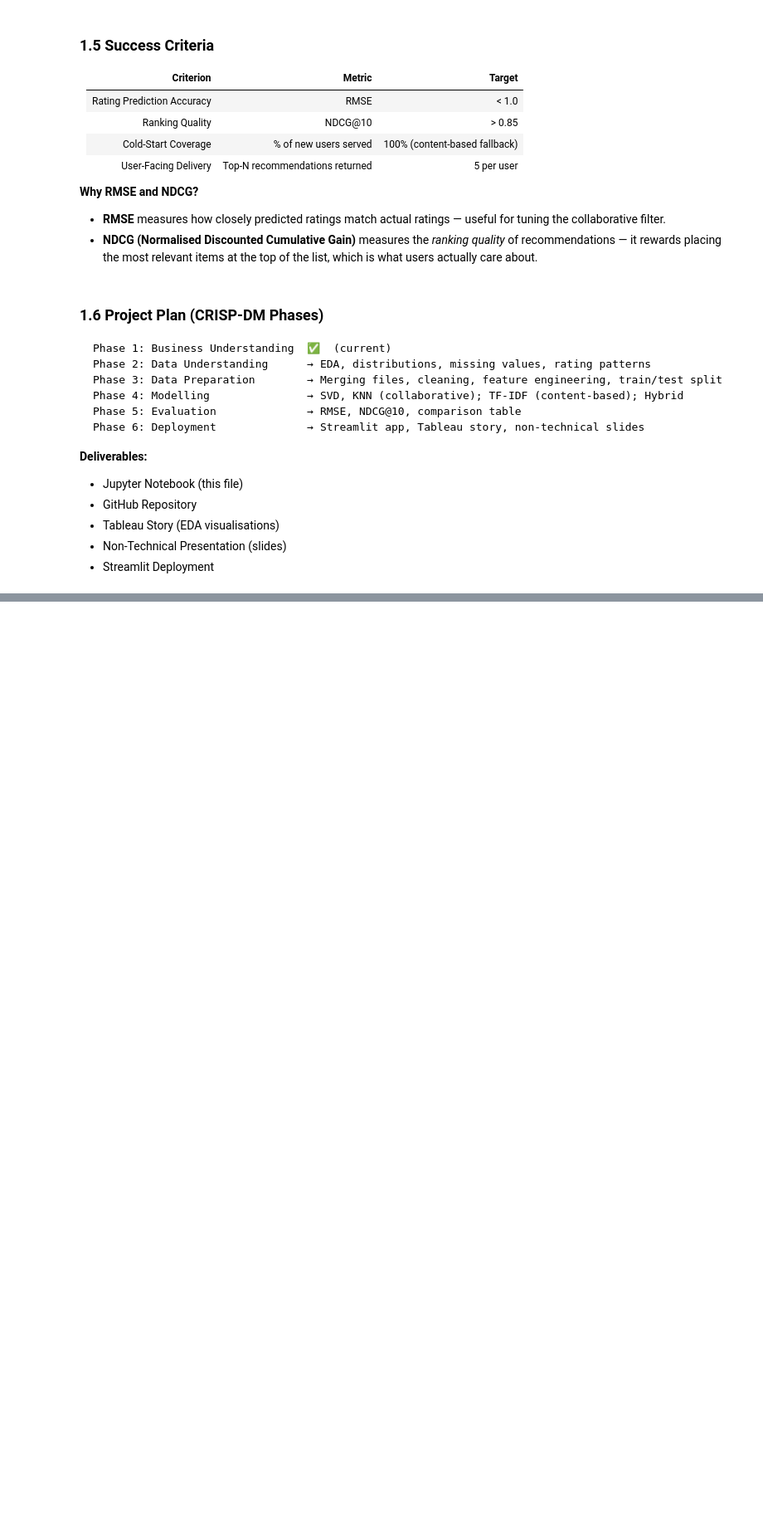
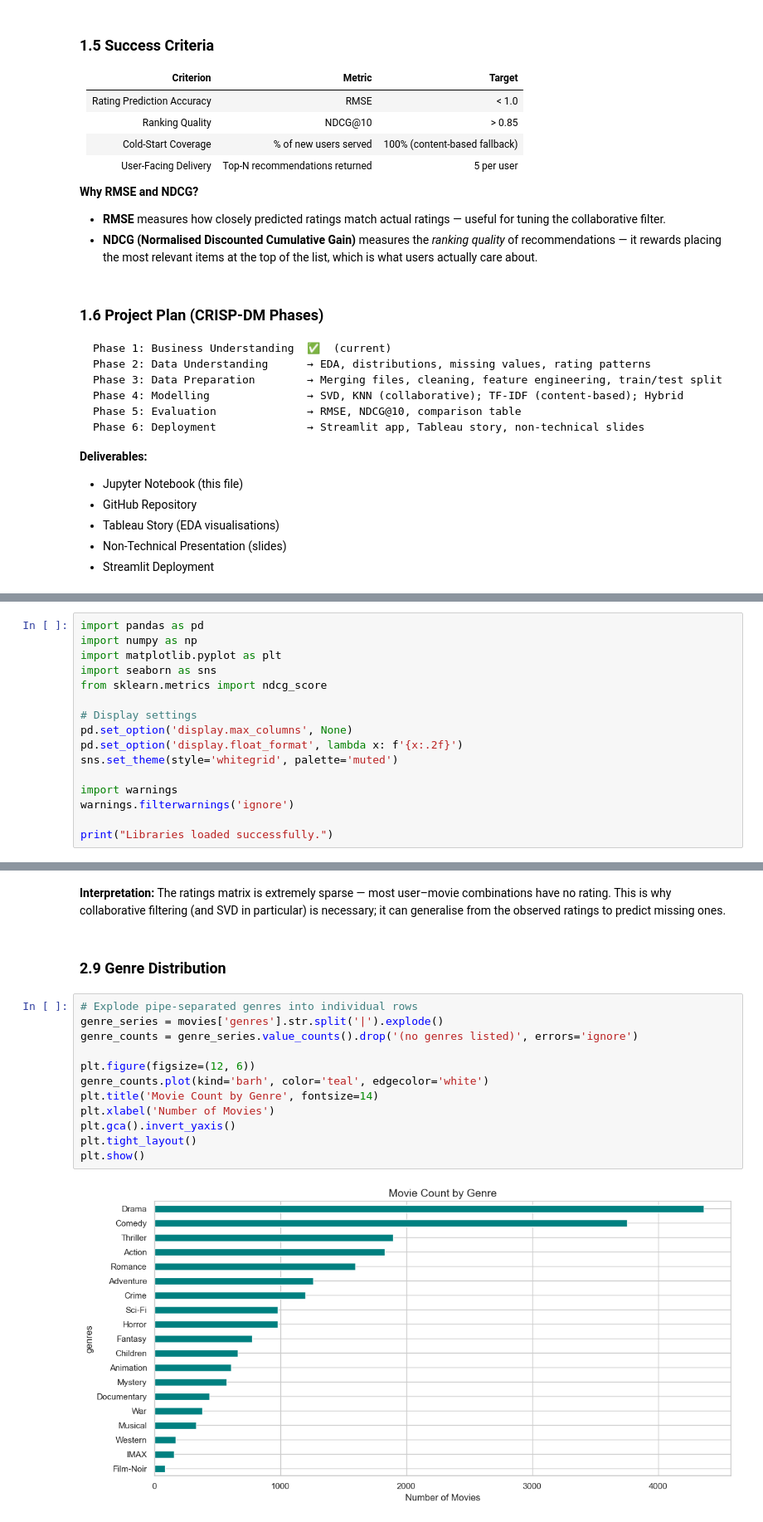
Before and after one commit to just-mawi/Group1_Phase4, a Jupyter notebook: movies.ipynb, the cells around one changed output, grey strips where cells are left out. Shown at 83% size. Cells and saved outputs as stored; diff of their text form; blank space fills up the shorter version.

```diff
--- a/movies.ipynb
+++ b/movies.ipynb
@@ -66,0 +87,16 @@ Phase 6: Deployment              → Streamlit app, Tableau story, non-technical
+# %%
+import pandas as pd
+import numpy as np
+import matplotlib.pyplot as plt
+import seaborn as sns
+from sklearn.metrics import ndcg_score
+
+# Display settings
+pd.set_option('display.max_columns', None)
+pd.set_option('display.float_format', lambda x: f'{x:.2f}')
+sns.set_theme(style='whitegrid', palette='muted')
+
+import warnings
+warnings.filterwarnings('ignore')
+
+print("Libraries loaded successfully.")
@@ -66,0 +315,18 @@ Phase 6: Deployment              → Streamlit app, Tableau story, non-technical
+# %% [markdown]
+**Interpretation:** The ratings matrix is extremely sparse — most user–movie combinations have no rating. This is why collaborative filtering (and SVD in particular) is necessary; it can generalise from the observed ratings to predict missing ones.
+# %% [markdown]
+### 2.9 Genre Distribution
+# %%
+# Explode pipe-separated genres into individual rows
+genre_series = movies['genres'].str.split('|').explode()
+genre_counts = genre_series.value_counts().drop('(no genres listed)', errors='ignore')
+
+plt.figure(figsize=(12, 6))
+genre_counts.plot(kind='barh', color='teal', edgecolor='white')
+plt.title('Movie Count by Genre', fontsize=14)
+plt.xlabel('Number of Movies')
+plt.gca().invert_yaxis()
+plt.tight_layout()
+plt.show()
+# %% [output]
+[figure, added]
```
Also changed, not shown: parts of 23 cells of this notebook.
